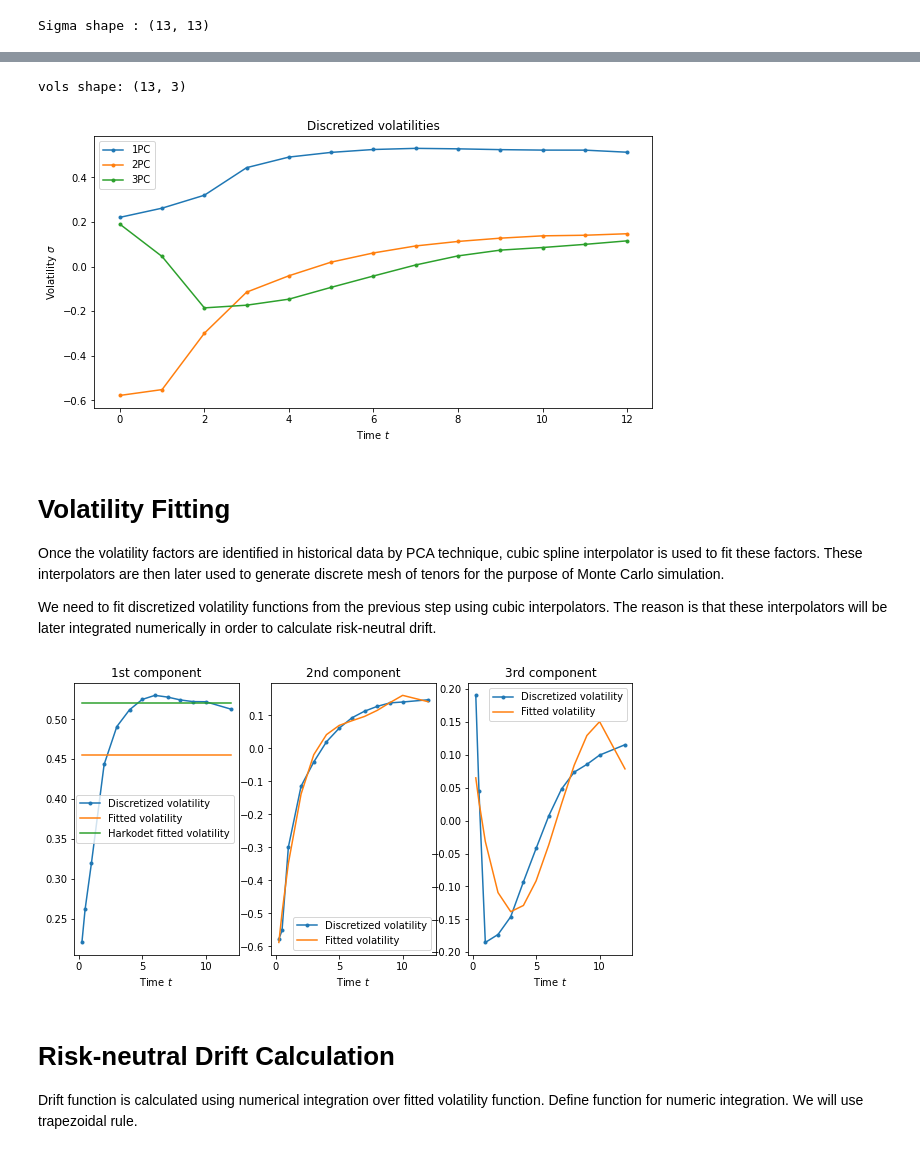
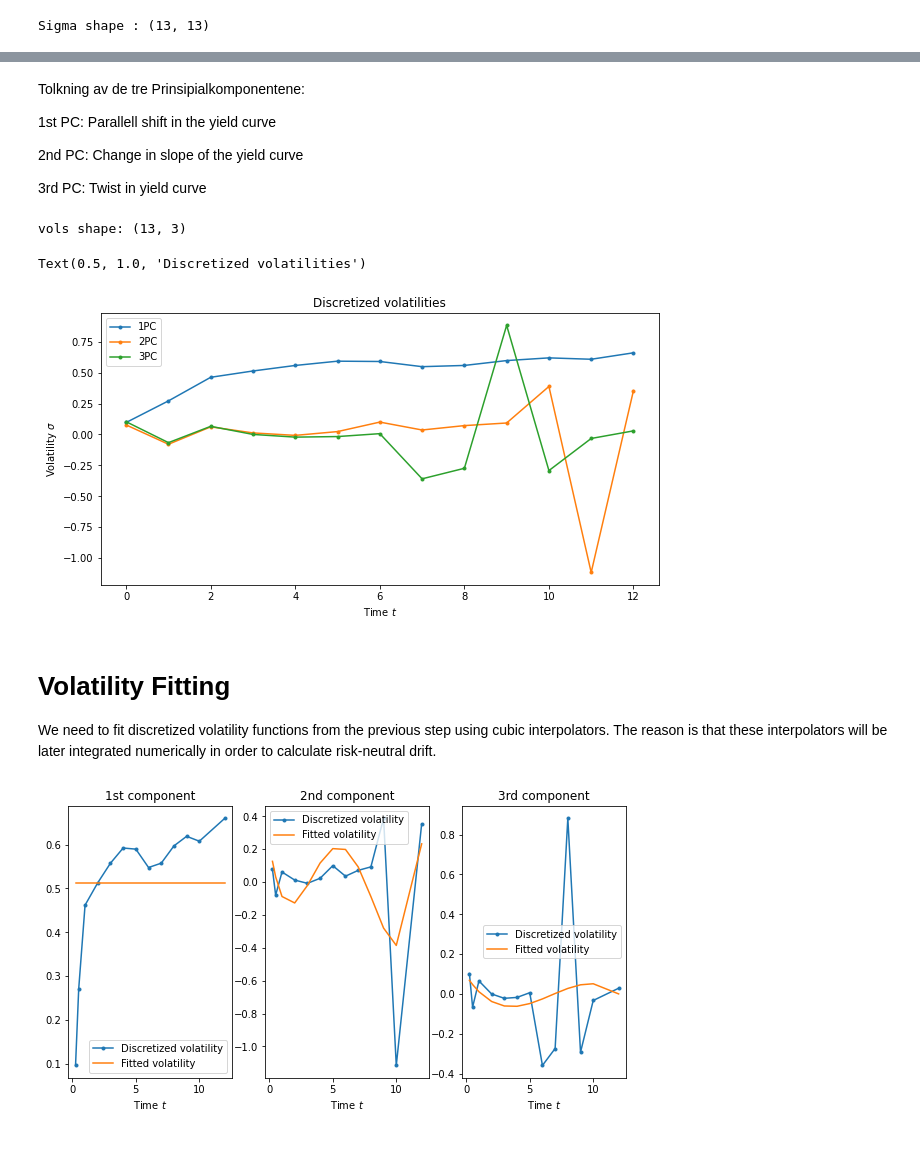
Before and after one commit to siljeanf/MathematicalFinance, a Jupyter notebook: exercise3/multifactormodelling.ipynb, the cells around one changed output, grey strips where cells are left out. Saved outputs shown, nothing was run; the diff lists cells and outputs as text; code cells hidden in the pictures.

```diff
--- a/exercise3/multifactormodelling.ipynb
+++ b/exercise3/multifactormodelling.ipynb
@@ -32,7 +32,7 @@ df_final = pd.DataFrame(dates)
 df_final.columns = ['dates']
 
 # nseries er 14
-for col in range(0,nseries-1):
+for col in range(0,nseries):
 
     temp = np.zeros(nrows)
 
@@ -88,0 +113,25 @@ The principal component analysis is then used to identify common factors which a
+# %%
+#maturity dates
+tau = [3/12,6/12,1,2,3,4,5,6,7,8,9,10,12,15]
+
+#finn diskoteringsrenten: determine the present value of future cash flows
+def discountRate(r, t):
+    return (1+r/100)**(-t)
+
+#forward rate mellom to nabo-renter, altså mellom 3mnd renten og 6mnd renten osv.
+fwd_data = np.zeros((df_final.shape[0],df_final.shape[1]-2))
+
+for row in range(df_final.shape[0]):
+    for col in range(df_final.shape[1]-2): #fjern dato kolonne og 15åringen
+        t_a = tau[col]
+        t_b = tau[col+1]
+        r_a = discountRate(df_final.iloc[row,col+1], t_a)
+        r_b = discountRate(df_final.iloc[row,col+2], t_b)
+        fwd_rate = (np.log(r_a/r_b)*(1/(t_b-t_a)))
+        fwd_data[row, col] = fwd_rate*100
+# %%
+#column labels based on the start date of the future rates
+names = ["3mnd", "6mnd", "1y", "2y", "3y", "4y", "5y", "6y", "7y", "8y", "9y", "10y", "12y"]
+df_fwd = pd.DataFrame(df_final["dates"])
+for col in range(len(fwd_data[0])):
+    df_fwd.insert(col+1,names[col],fwd_data[:,col])
@@ -89,10 +151,10 @@ The principal component analysis is then used to identify common factors which a
 # %%
-diff_rates = df_final.iloc[:,1:].diff( axis=0)
+diff_rates = df_fwd.iloc[:,1:].diff( axis=0)
 diff_rates = diff_rates.iloc[1:nrows-2,:] #delete first row
-
+dates = df_fwd.iloc[0:-1,0]
 #plot absolute returns
 plt.figure(figsize=(10,5))
-plt.plot(df_returns.iloc[:,0], diff_rates, label=df_returns.columns[1:])
+plt.plot(dates, diff_rates, label=diff_rates.columns)
 plt.title('Differentiated historical returns')
 plt.ylabel("df")
 plt.xlabel("Time")
@@ -184,3 +253,11 @@ Text(0.5, 0, 'Time $t$')
+# %% [markdown]
+Tolkning av de tre Prinsipialkomponentene:
+
+1st PC: Parallell shift in the yield curve
+
+2nd PC: Change in slope of the yield curve
+
+3rd PC: Twist in yield curve
 # %%
 #Calculate discretized volatility function from principal components¶
 sqrt_eigval = np.matrix(princ_eigval ** .5) #roten av egenverdier
@@ -196,15 +273,13 @@ plt.plot(vols, marker='.', label=princ_comp_df.columns)
 plt.xlabel(r'Time $t$')
 plt.ylabel(r'Volatility $\sigma$')
 plt.legend()
-plt.title('Discretized volatilities');
+plt.title('Discretized volatilities')
 # %% [output]
 vols shape: (13, 3)
+Text(0.5, 1.0, 'Discretized volatilities')
-[figure, old version]
+[figure, new version]
 # %% [markdown]
 # Volatility Fitting
-
-Once the volatility factors are identified in historical data by PCA technique, cubic spline interpolator is used to fit these factors. These interpolators are then later used to generate discrete mesh of tenors for the purpose of Monte Carlo simulation.
-
 We need to fit discretized volatility functions from the previous step using cubic interpolators. The reason is that these interpolators will be later integrated numerically in order to calculate risk-neutral drift.
 # %%
 def get_matrix_column(mat, i): #return given column from matrix
@@ -222,39 +297,34 @@ class PolynomialInterpolator:
         return sum(np.multiply(X, C))
 # %%
 fitted_vols = []
-
+tenors = tau[0:-1]
 def fit_volatility(i, degree, title): # i is giving index nr. of PC
     vol = get_matrix_column(vols, i)
     fitted_vol = PolynomialInterpolator(np.polyfit(tenors, vol, degree))
     plt.plot(tenors, vol, marker='.', label='Discretized volatility')
     plt.plot(tenors, [fitted_vol.calc(x) for x in tenors], label='Fitted volatility')
     plt.title(title)
     plt.xlabel(r'Time $t$')
     plt.legend()
     return fitted_vol
 
 
 plt.figure(figsize=(10,5))
 
 # We will approximate the first principal component with interpolator with 0 degree (straight line). This approximates well parallel movements of interest rates.
 plt.subplot(1, 3, 1)
-fit_volatility(0, 0, '1st component')
-fitted_vol_try = PolynomialInterpolator([0.52])
-fitted_vols.append(fitted_vol_try)
+fitted_vols.append(fit_volatility(0, 0, '1st component'))
+# fitted_vol_try = PolynomialInterpolator([0.52])
+# fitted_vols.append(fitted_vol_try)
 
-plt.plot(tenors, [fitted_vol_try.calc(x) for x in tenors], label='Harkodet fitted volatility')
-plt.legend()
+# plt.plot(tenors, [fitted_vol_try.calc(x) for x in tenors], label='Harkodet fitted volatility')
+# plt.legend()
 
 # 2nd and 3rd principal component will be approximated using cubic interpolator with degree 3.
 plt.subplot(1, 3, 2)
 fitted_vols.append(fit_volatility(1, 4, '2nd component'))
 
 plt.subplot(1, 3, 3)
 fitted_vols.append(fit_volatility(2, 3, '3rd component'))
 # %% [output]
-[figure, old version]
+[figure, new version]
-# %% [markdown]
-# Risk-neutral Drift Calculation
-
-Drift function is calculated using numerical integration over fitted volatility function.
-Define function for numeric integration. We will use trapezoidal rule.
```
Also changed, not shown: parts of 24 cells of this notebook, 2 other files.
